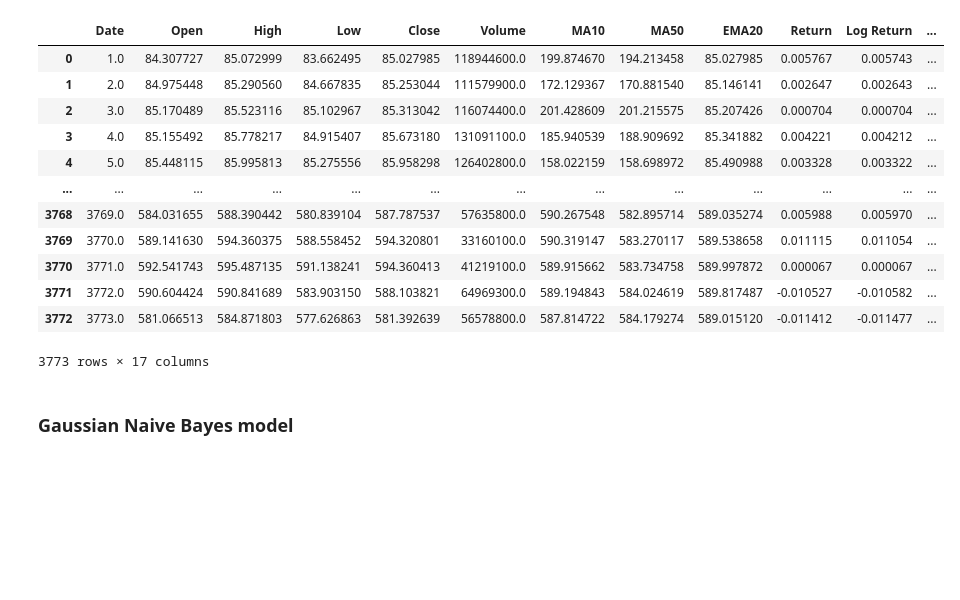
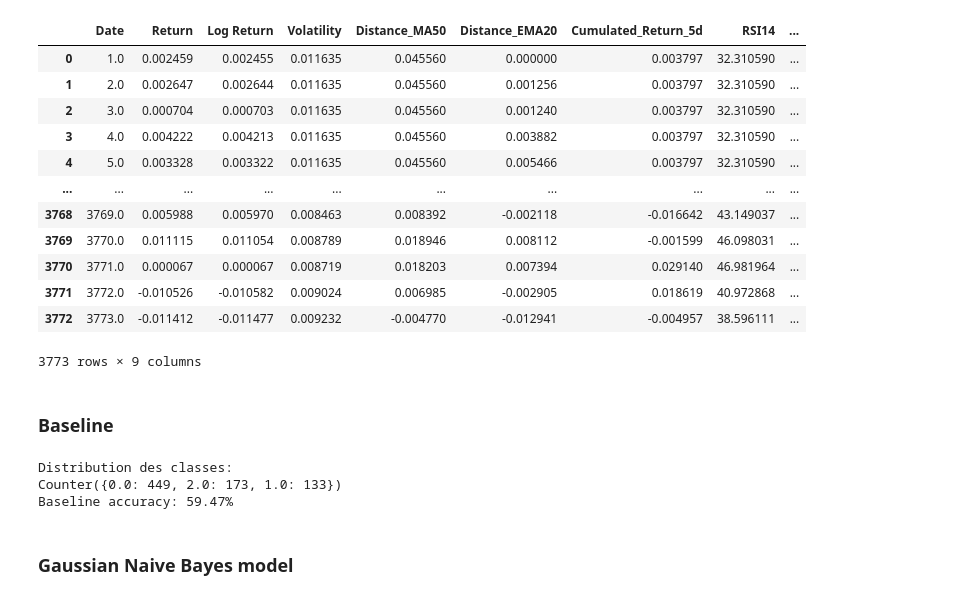
Before and after one commit to Bissapinho/Trend-classifier, a Jupyter notebook: notebooks/models.ipynb, the cells around one changed output. Drawn from its saved outputs; the diff is of its cells as text; code cells hidden in the pictures; blank space fills up the shorter version.

```diff
--- a/notebooks/models.ipynb
+++ b/notebooks/models.ipynb
@@ -50,32 +42,31 @@ df1
 # %%
 from sklearn.impute import KNNImputer
 
 #handles missing values et rename the columns accordingly
 KNNI = KNNImputer()
 new = KNNI.fit_transform(df1)
 df1 = pd.DataFrame(new)
 
 df1.columns = [
-    "Date", "Open", "High", "Low", "Close", "Volume",
-    "MA10", "MA50", "EMA20", "Return", "Log Return",
+    "Date", "Return", "Log Return",
     "Volatility", "Distance_MA50", "Distance_EMA20",
     "Cumulated_Return_5d", "RSI14", "Trend"
 ]
 df1
 # %% [output]
-|  | Date | Open | High | Low | Close | Volume | MA10 | MA50 | EMA20 | Return | Log Return | ... |
-| 0 | 1.0 | 84.307727 | 85.072999 | 83.662495 | 85.027985 | 118944600.0 | 199.874670 | 194.213458 | 85.027985 | 0.005767 | 0.005743 | ... |
-| 1 | 2.0 | 84.975448 | 85.290560 | 84.667835 | 85.253044 | 111579900.0 | 172.129367 | 170.881540 | 85.146141 | 0.002647 | 0.002643 | ... |
-| 2 | 3.0 | 85.170489 | 85.523116 | 85.102967 | 85.313042 | 116074400.0 | 201.428609 | 201.215575 | 85.207426 | 0.000704 | 0.000704 | ... |
-| 3 | 4.0 | 85.155492 | 85.778217 | 84.915407 | 85.673180 | 131091100.0 | 185.940539 | 188.909692 | 85.341882 | 0.004221 | 0.004212 | ... |
-| 4 | 5.0 | 85.448115 | 85.995813 | 85.275556 | 85.958298 | 126402800.0 | 158.022159 | 158.698972 | 85.490988 | 0.003328 | 0.003322 | ... |
-| ... | ... | ... | ... | ... | ... | ... | ... | ... | ... | ... | ... | ... |
-| 3768 | 3769.0 | 584.031655 | 588.390442 | 580.839104 | 587.787537 | 57635800.0 | 590.267548 | 582.895714 | 589.035274 | 0.005988 | 0.005970 | ... |
-| 3769 | 3770.0 | 589.141630 | 594.360375 | 588.558452 | 594.320801 | 33160100.0 | 590.319147 | 583.270117 | 589.538658 | 0.011115 | 0.011054 | ... |
-| 3770 | 3771.0 | 592.541743 | 595.487135 | 591.138241 | 594.360413 | 41219100.0 | 589.915662 | 583.734758 | 589.997872 | 0.000067 | 0.000067 | ... |
-| 3771 | 3772.0 | 590.604424 | 590.841689 | 583.903150 | 588.103821 | 64969300.0 | 589.194843 | 584.024619 | 589.817487 | -0.010527 | -0.010582 | ... |
-| 3772 | 3773.0 | 581.066513 | 584.871803 | 577.626863 | 581.392639 | 56578800.0 | 587.814722 | 584.179274 | 589.015120 | -0.011412 | -0.011477 | ... |
+|  | Date | Return | Log Return | Volatility | Distance_MA50 | Distance_EMA20 | Cumulated_Return_5d | RSI14 | ... |
+| 0 | 1.0 | 0.002459 | 0.002455 | 0.011635 | 0.045560 | 0.000000 | 0.003797 | 32.310590 | ... |
+| 1 | 2.0 | 0.002647 | 0.002644 | 0.011635 | 0.045560 | 0.001256 | 0.003797 | 32.310590 | ... |
+| 2 | 3.0 | 0.000704 | 0.000703 | 0.011635 | 0.045560 | 0.001240 | 0.003797 | 32.310590 | ... |
+| 3 | 4.0 | 0.004222 | 0.004213 | 0.011635 | 0.045560 | 0.003882 | 0.003797 | 32.310590 | ... |
+| 4 | 5.0 | 0.003328 | 0.003322 | 0.011635 | 0.045560 | 0.005466 | 0.003797 | 32.310590 | ... |
+| ... | ... | ... | ... | ... | ... | ... | ... | ... | ... |
+| 3768 | 3769.0 | 0.005988 | 0.005970 | 0.008463 | 0.008392 | -0.002118 | -0.016642 | 43.149037 | ... |
+| 3769 | 3770.0 | 0.011115 | 0.011054 | 0.008789 | 0.018946 | 0.008112 | -0.001599 | 46.098031 | ... |
+| 3770 | 3771.0 | 0.000067 | 0.000067 | 0.008719 | 0.018203 | 0.007394 | 0.029140 | 46.981964 | ... |
+| 3771 | 3772.0 | -0.010526 | -0.010582 | 0.009024 | 0.006985 | -0.002905 | 0.018619 | 40.972868 | ... |
+| 3772 | 3773.0 | -0.011412 | -0.011477 | 0.009232 | -0.004770 | -0.012941 | -0.004957 | 38.596111 | ... |
-3773 rows × 17 columns
+3773 rows × 9 columns
 # %%
 from sklearn.naive_bayes import GaussianNB
 from sklearn.model_selection import train_test_split
@@ -92,6 +83,20 @@ scaler = StandardScaler()
 scaler.fit(X_train)
 X_train_scaled = scaler.transform(X_train)
 X_test_scaled = scaler.transform(X_test)
+# %% [markdown]
+### Baseline
+# %%
+from collections import Counter
+print("Distribution des classes:")
+print(Counter(y_test))
+
+# Baseline
+baseline = max(Counter(y_test).values()) / len(y_test)
+print(f"Baseline accuracy: {baseline:.2%}")
+# %% [output]
+Distribution des classes:
+Counter({0.0: 449, 2.0: 173, 1.0: 133})
+Baseline accuracy: 59.47%
 # %% [markdown]
 ### Gaussian Naive Bayes model
 # %%
```
Also changed, not shown: parts of 10 cells of this notebook, 2 other files.
